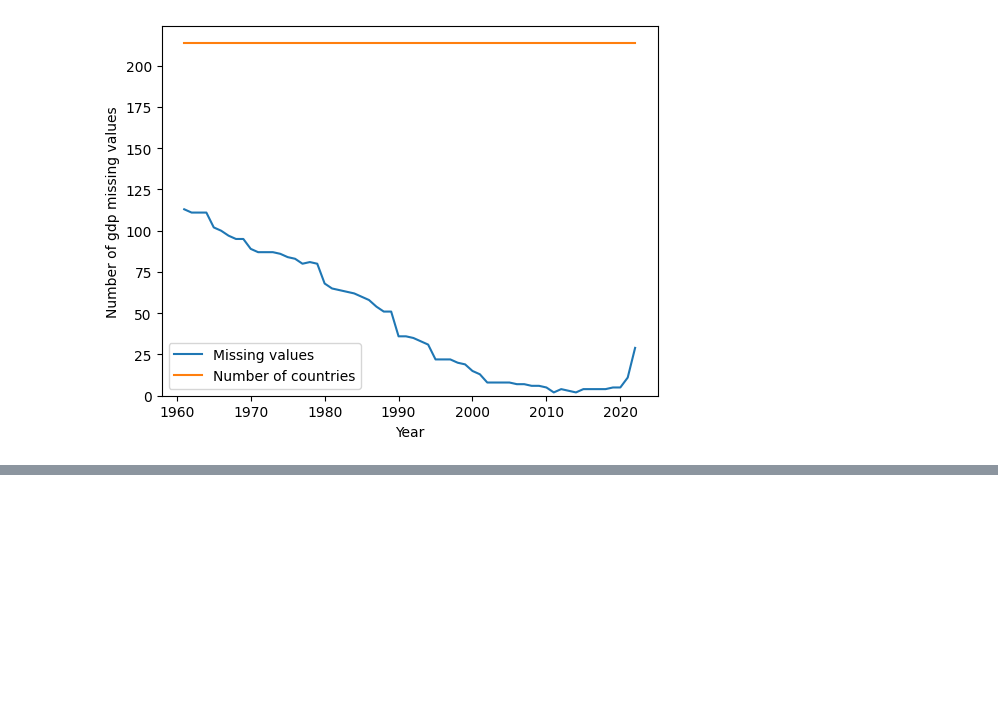
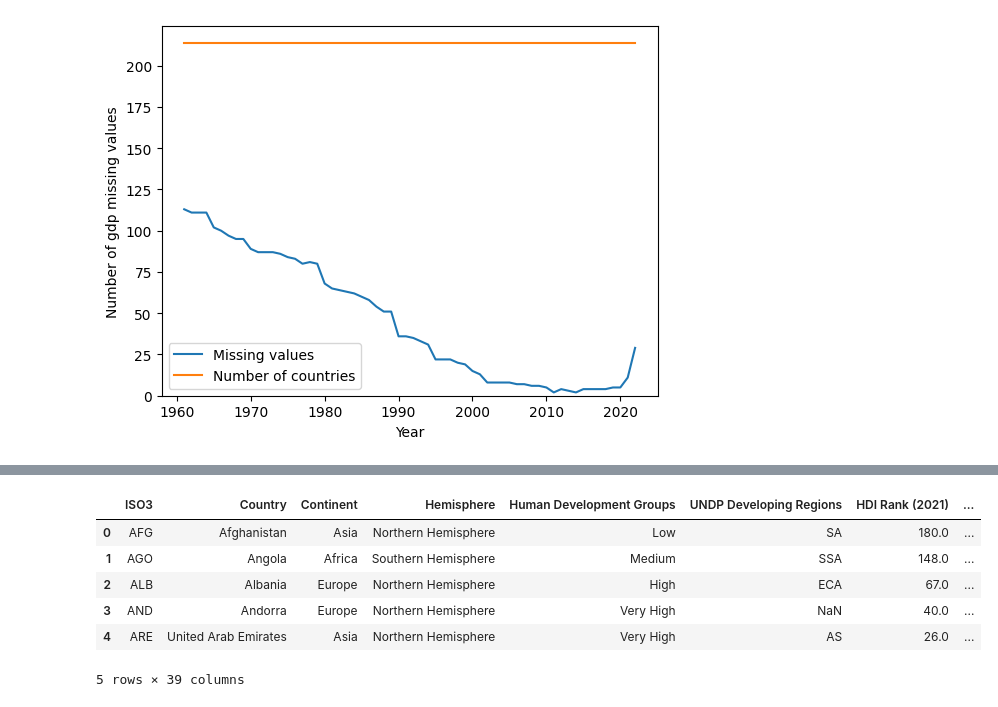
Before and after one commit to larubiano0/Parcial2-He2AI, a Jupyter notebook: GDP_script.ipynb, the cells around one changed output, grey strips where cells are left out. Saved outputs shown, nothing was run; the diff lists cells and outputs as text; code cells hidden in the pictures; blank space fills up the shorter version.

```diff
--- a/GDP_script.ipynb
+++ b/GDP_script.ipynb
@@ -106,0 +124,6 @@ plt.legend(['Missing values', 'Number of countries'])
+# %%
+path = kagglehub.dataset_download("iamsouravbanerjee/life-expectancy-at-birth-across-the-globe")
+print("Path to dataset files:", path)
+life_expectancy = pd.read_csv(os.path.join(path, 'Life Expectancy at Birth.csv'))
+life_expectancy.head()
+# %% [output]
@@ -106,0 +132,7 @@ plt.legend(['Missing values', 'Number of countries'])
+|  | ISO3 | Country | Continent | Hemisphere | Human Development Groups | UNDP Developing Regions | HDI Rank (2021) | ... |
+| 0 | AFG | Afghanistan | Asia | Northern Hemisphere | Low | SA | 180.0 | ... |
+| 1 | AGO | Angola | Africa | Southern Hemisphere | Medium | SSA | 148.0 | ... |
+| 2 | ALB | Albania | Europe | Northern Hemisphere | High | ECA | 67.0 | ... |
+| 3 | AND | Andorra | Europe | Northern Hemisphere | Very High | NaN | 40.0 | ... |
+| 4 | ARE | United Arab Emirates | Asia | Northern Hemisphere | Very High | AS | 26.0 | ... |
+5 rows × 39 columns
```
Also changed, not shown: parts of 6 cells of this notebook, 1 other file.
